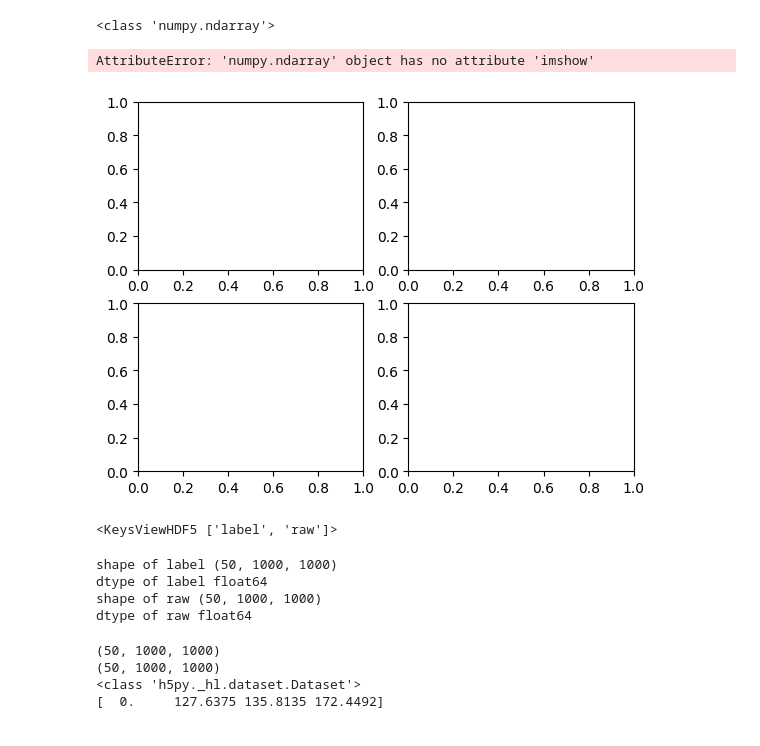
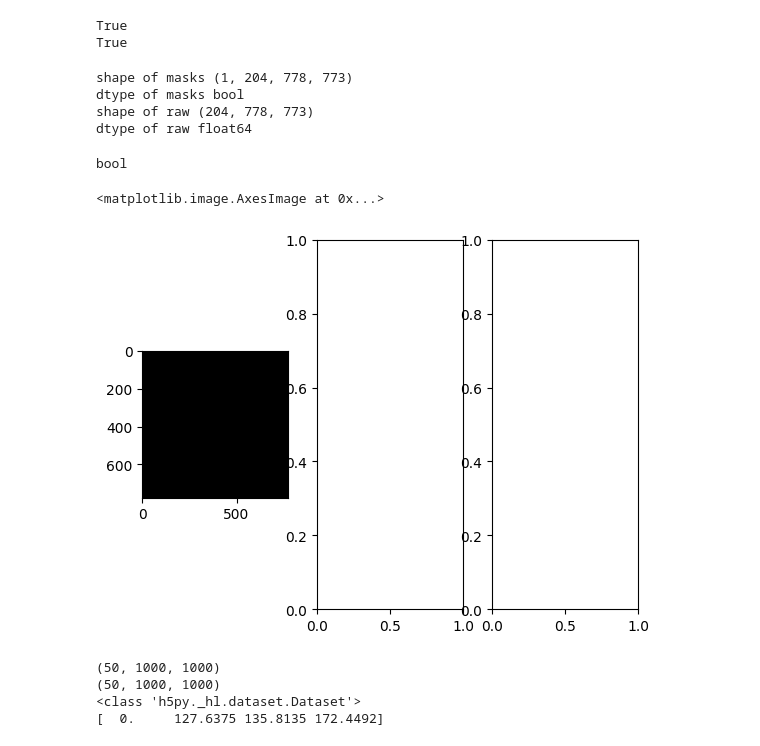
Before and after one commit to choROPeNt/3dseg, a Jupyter notebook: notebooks/vol_show.ipynb, the cells around one changed output. Drawn from its saved outputs; the diff is of its cells as text; code cells hidden in the pictures.

```diff
--- a/notebooks/vol_show.ipynb
+++ b/notebooks/vol_show.ipynb
@@ -21,28 +9,37 @@ ax.imshow(t[0,1,2,:,:],cmap='gray')
-# %%
-fig, axs = plt.subplots(2,2)
-print(type(axs))
-axs[0].imshow(t[0,1,2,:,:],cmap='gray')
-# %% [output]
-<class 'numpy.ndarray'>
-AttributeError: 'numpy.ndarray' object has no attribute 'imshow'
-[figure, removed]
-# %%
-
-
-# f1 = h5py.File(os.path.join('..','data','BIIAX','val','Biax_type285_img_0001-0050.hdf5'), 'r')
-f1 = h5py.File(os.path.join('..','Biax_type285_img_0001-0050.hdf5'), 'r')
-print(f1.keys())
-# %% [output]
-<KeysViewHDF5 ['label', 'raw']>
+# %%
+file = os.path.join('..','data','pore-detection','pore_001.hdf5')
+
+print(os.path.exists(file))
+print(os.path.isfile(file))
+# %% [output]
+True
+True
+# %%
+f1 = h5py.File(file, 'r')
 # %%
 for key in f1.keys():
     print('shape of %s' %key,f1[key].shape)
     print('dtype of %s' %key,f1[key].dtype)
 # %% [output]
-shape of label (50, 1000, 1000)
-dtype of label float64
-shape of raw (50, 1000, 1000)
+shape of masks (1, 204, 778, 773)
+dtype of masks bool
+shape of raw (204, 778, 773)
 dtype of raw float64
+# %%
+slice = 100
+predictions = np.array(f1['masks'])
+
+print(predictions.dtype)
+
+
+fig, ax = plt.subplots(1,3)
+ax[0].imshow(predictions[0,slice,:,:],cmap='gray')
+# ax[1].imshow(predictions[1,slice,:,:],cmap='gray')
+# ax[2].imshow(predictions[2,slice,:,:],cmap='gray')
+# %% [output]
+bool
+<matplotlib.image.AxesImage at 0x...>
+[figure, added]
 # %%
 vol  = f1['raw']
 label =f1['label']
```
Also changed, not shown: parts of 3 cells of this notebook.
